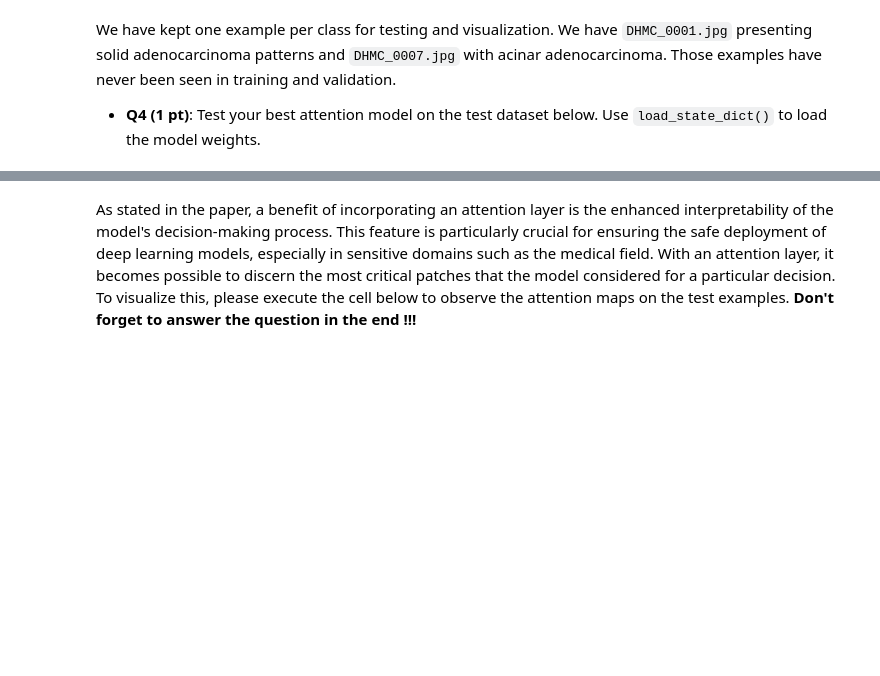
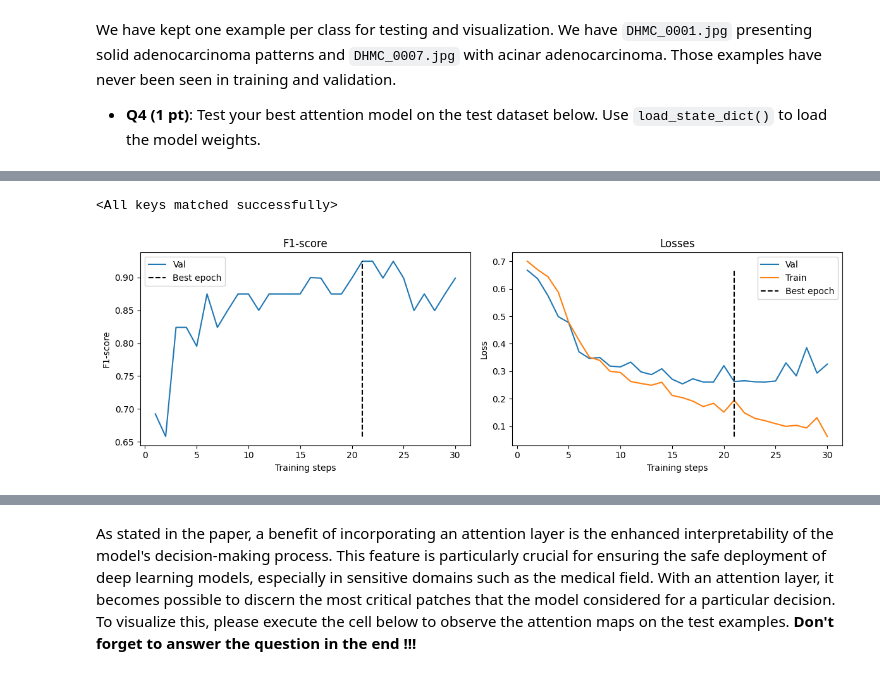
Before and after one commit to theolemonnier/iapr_group_46, a Jupyter notebook: labs/lab_03_group46_iapr.ipynb, the cells around one changed output, grey strips where cells are left out. Drawn from its saved outputs; the diff is of its cells as text; code cells hidden in the pictures; blank space fills up the shorter version.

```diff
--- a/labs/lab_03_group46_iapr.ipynb
+++ b/labs/lab_03_group46_iapr.ipynb
@@ -644,7 +665,7 @@ class AveragePooling(nn.Module):
         mean = None
 
         # ------------------
-        # Your code here ...
+        mean = torch.mean(features, dim=0, keepdim=True)
         # ------------------
 
         return mean
@@ -851,7 +966,12 @@ class AttentionPooling(nn.Module):
         Y = None
 
         # ------------------
-        # Your code here ...
+        A = self.attention_net(x)
+        A = torch.softmax(A, dim=0) #(N,1)
+        A = A.transpose(1, 0)  #(1,N)
+
+        Y = torch.mm(A,x)
+
         # ------------------
 
         # Check if need to return attention
@@ -871,7 +991,21 @@ model = None
 optimizer = None
 
 # ------------------
-# Your code here ...
+d = 768
+H = 512
+M = 256
+n_classes = 2
+epochs = 30
+
+
+model     = LinearClassifier(
+                in_dim=d,
+                H=H,
+                n_classes=n_classes,
+                pooling_fn=AttentionPooling(L=H, M=M)  # L=H because pool receives (N, H)
+            )
+optimizer = torch.optim.Adam(model.parameters(), lr=1e-4)
+
 # ------------------
 # %%
 ################################################################
@@ -894,5 +1064,23 @@ test_loader = DataLoader(test_dataset, batch_size=1, shuffle=False)
 model = None
 
 # ------------------
-# Your code here ...
+# Create a model from the best model state
+d = 768
+H = 512
+M = 256
+n_classes = 2
+epochs = 30
+
+
+model     = LinearClassifier(
+                in_dim=d,
+                H=H,
+                n_classes=n_classes,
+                pooling_fn=AttentionPooling(L=H, M=M)  # L=H because pool receives (N, H)
+            )
+optimizer = torch.optim.Adam(model.parameters(), lr=1e-4)
+
+best_model = plot_training(model, train, train_loader, val_loader, epochs=epochs, optimizer=optimizer)
+model.load_state_dict(best_model)
 # ------------------
+# %% [output]
@@ -899,3 +1104,5 @@ model = None
+<All keys matched successfully>
+[figure, added]
 # %%
 ################################################################
 ############################ TEST ##############################
```
Also changed, not shown: parts of 22 cells of this notebook.
